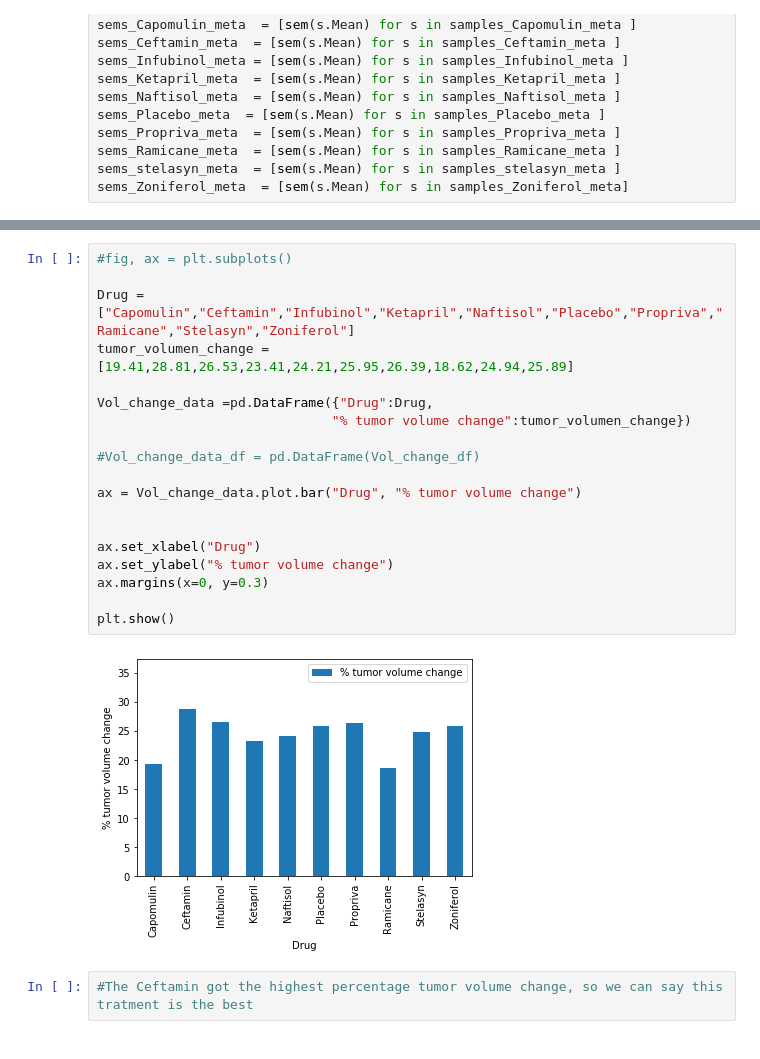
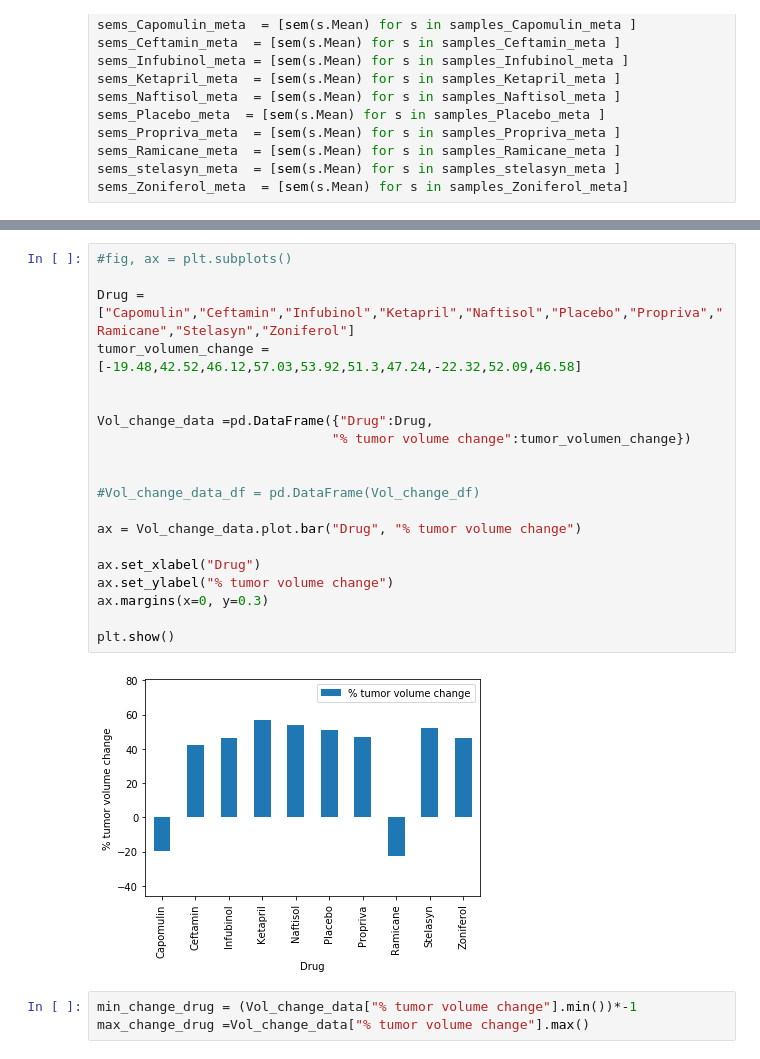
Before and after one commit to Pablo5653/matplotlib-challenge, a Jupyter notebook: HW.ipynb, the cells around one changed output, grey strips where cells are left out. Saved outputs shown, nothing was run; the diff lists cells and outputs as text.

```diff
--- a/HW.ipynb
+++ b/HW.ipynb
@@ -515,23 +502,25 @@ print(round(change_Zoniferol_tumorvol,2))
 # %%
 #fig, ax = plt.subplots()
 
 Drug = ["Capomulin","Ceftamin","Infubinol","Ketapril","Naftisol","Placebo","Propriva","Ramicane","Stelasyn","Zoniferol"]
-tumor_volumen_change = [19.41,28.81,26.53,23.41,24.21,25.95,26.39,18.62,24.94,25.89]
+tumor_volumen_change = [-19.48,42.52,46.12,57.03,53.92,51.3,47.24,-22.32,52.09,46.58]
+
 
 Vol_change_data =pd.DataFrame({"Drug":Drug,
                               "% tumor volume change":tumor_volumen_change})
 
+
 #Vol_change_data_df = pd.DataFrame(Vol_change_df)
 
 ax = Vol_change_data.plot.bar("Drug", "% tumor volume change")
-
 
 ax.set_xlabel("Drug")
 ax.set_ylabel("% tumor volume change")
 ax.margins(x=0, y=0.3)
 
 plt.show()
 # %% [output]
-[figure, old version]
+[figure, new version]
-# %%
-#The Ceftamin got the highest percentage tumor volume change, so we can say this tratment is the best
+# %%
+min_change_drug = (Vol_change_data["% tumor volume change"].min())*-1
+max_change_drug =Vol_change_data["% tumor volume change"].max()
```
Also changed, not shown: parts of 7 cells of this notebook.
